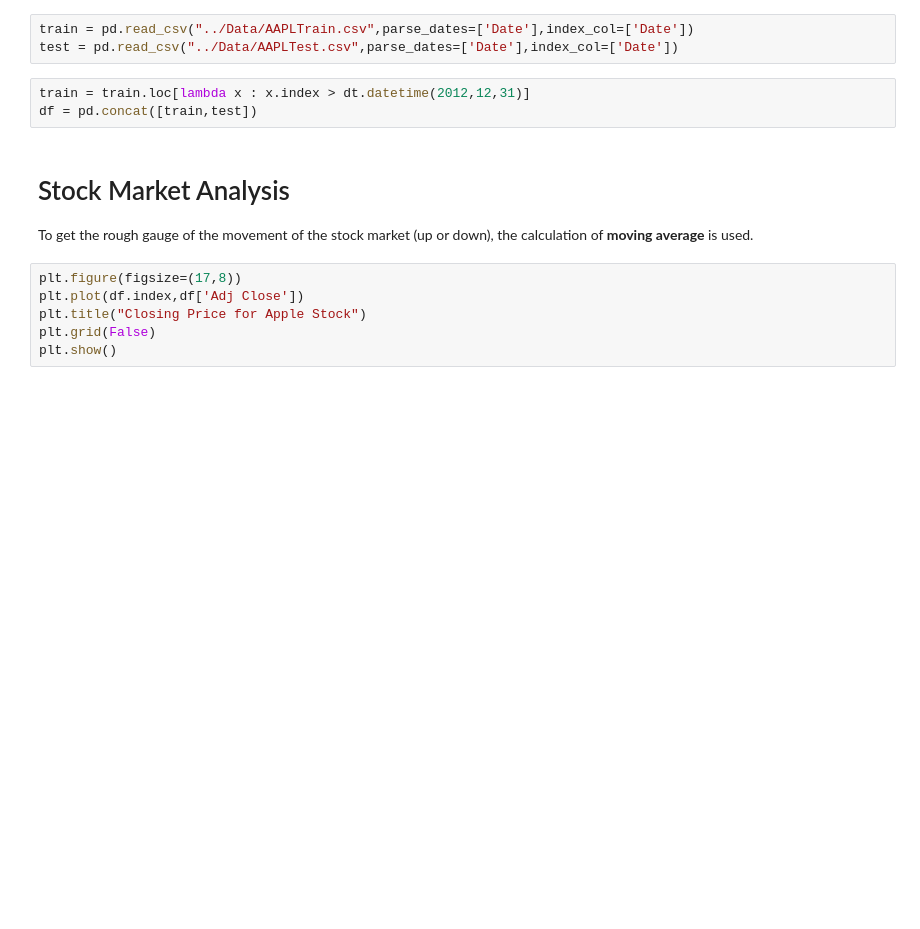
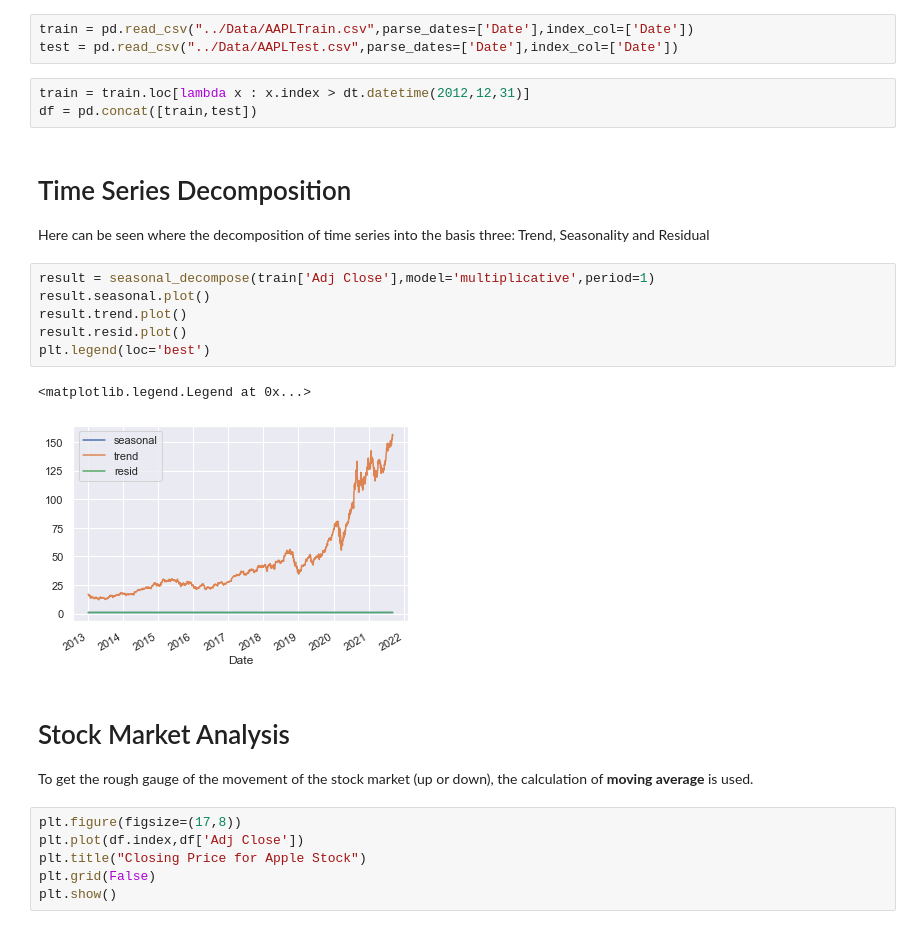
Before and after one commit to Hendyley/SC1015_Mini_Project, a Jupyter notebook: Exploratory/MovingAverage.ipynb, the cells around one changed output. Cells and saved outputs as stored; diff of their text form; blank space fills up the shorter version.

```diff
--- a/Exploratory/MovingAverage.ipynb
+++ b/Exploratory/MovingAverage.ipynb
@@ -17,6 +18,19 @@ test = pd.read_csv("../Data/AAPLTest.csv",parse_dates=['Date'],index_col=['Date'
 # %%
 train = train.loc[lambda x : x.index > dt.datetime(2012,12,31)]
 df = pd.concat([train,test])
+# %% [markdown]
+# Time Series Decomposition
+
+Here can be seen where the decomposition of time series into the basis three: Trend, Seasonality and Residual
+# %%
+result = seasonal_decompose(train['Adj Close'],model='multiplicative',period=1)
+result.seasonal.plot()
+result.trend.plot()
+result.resid.plot()
+plt.legend(loc='best')
+# %% [output]
+<matplotlib.legend.Legend at 0x...>
+[figure, added]
 # %% [markdown]
 # Stock Market Analysis
 
```
Also changed, not shown: parts of 1 cell of this notebook, 6 other files.
